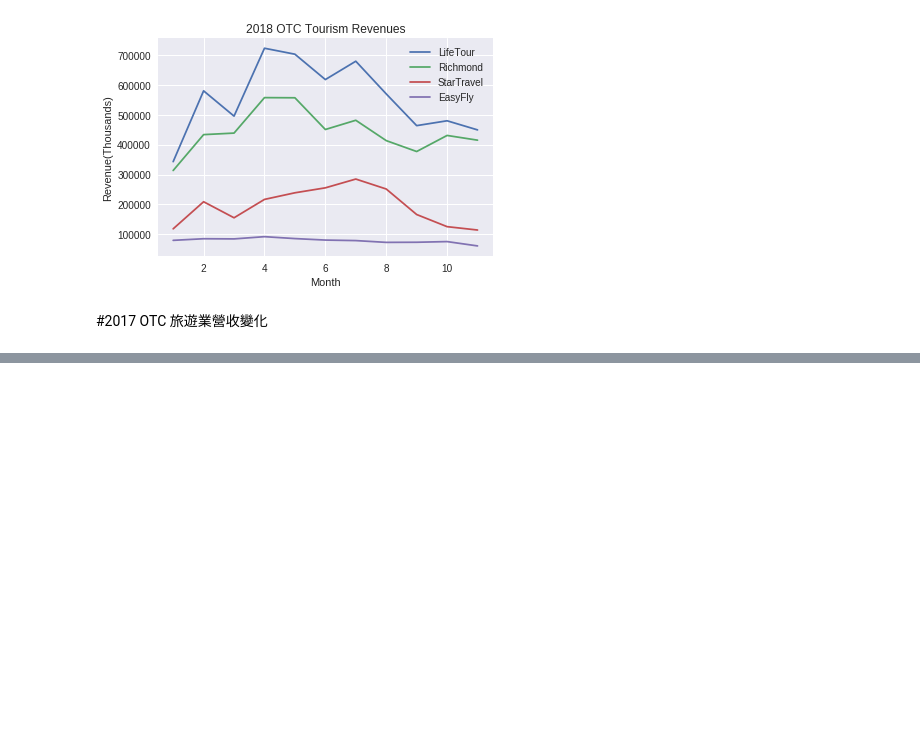
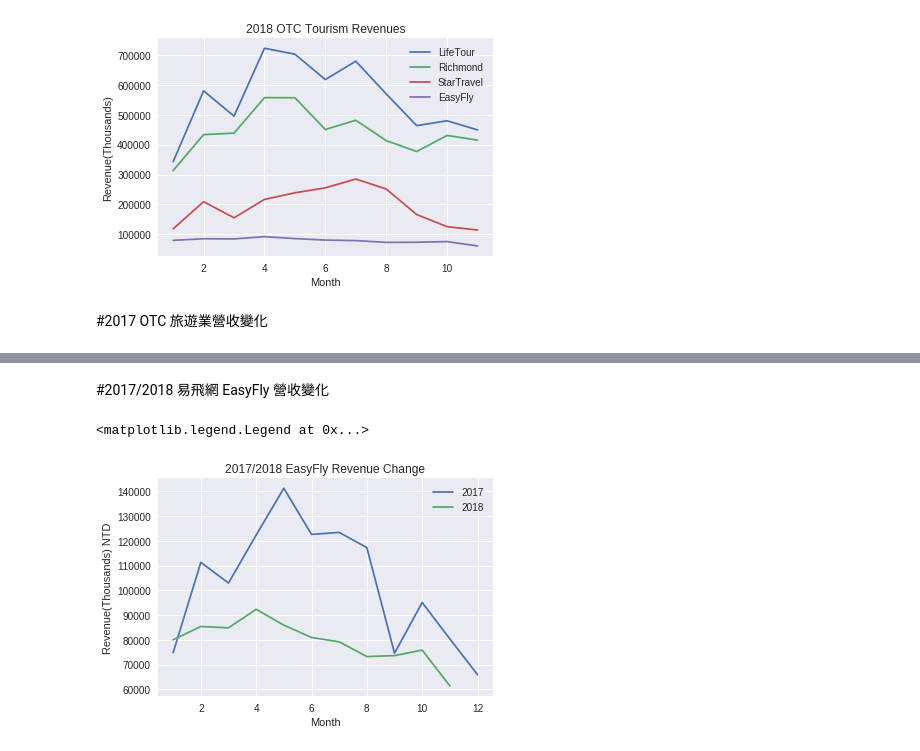
Before and after one commit to cwcheng0/LionTravel, a Jupyter notebook: TaiwanTourismMonthly.ipynb, the cells around one changed output, grey strips where cells are left out. Cells and saved outputs as stored; diff of their text form; code cells hidden in the pictures; blank space fills up the shorter version.

```diff
--- a/TaiwanTourismMonthly.ipynb
+++ b/TaiwanTourismMonthly.ipynb
@@ -1079,0 +1107,14 @@ plt.legend()
+# %% [markdown]
+#2017/2018 易飛網 EasyFly 營收變化
+# %%
+# 2017/2018 EasyFly Revenues Change
+# 易飛網
+plt.plot(month_2017, EasyFly_2017, label="2017")
+plt.plot(month, EasyFly, label="2018")
+plt.xlabel('Month')
+plt.ylabel('Revenue(Thousands) NTD')
+plt.title('2017/2018 EasyFly Revenue Change')
+plt.legend()
+# %% [output]
+<matplotlib.legend.Legend at 0x...>
+[figure, added]
```
Also changed, not shown: parts of 12 cells of this notebook.
